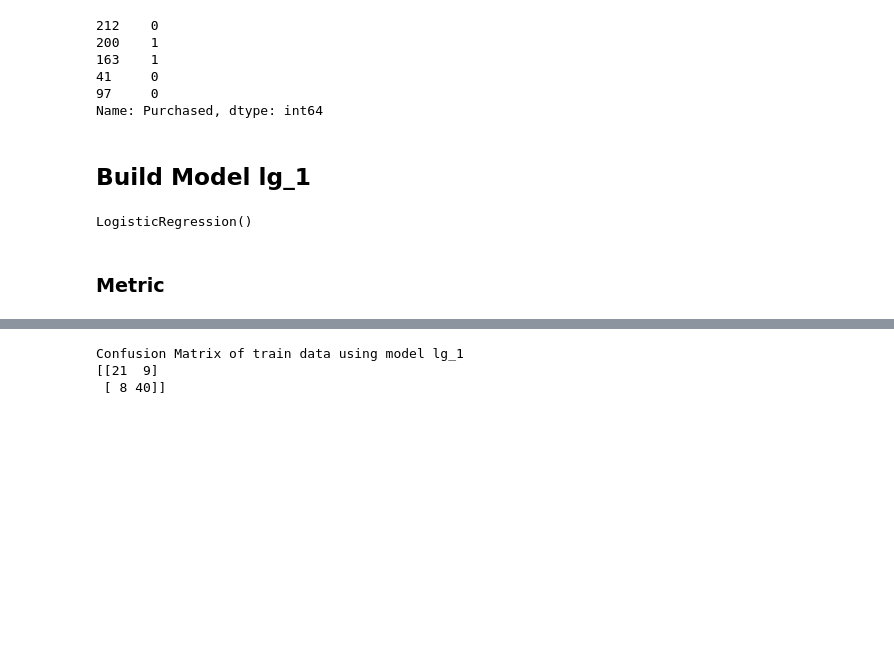
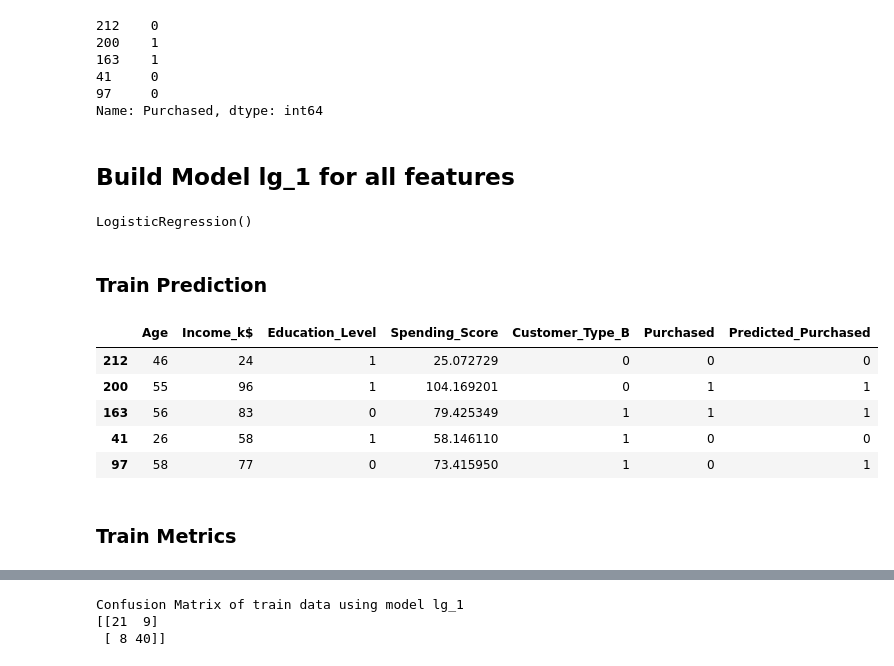
Before and after one commit to Jeeva0104/Machine-Learning, a Jupyter notebook: Logistic_Regression/basic_logistic_regression.ipynb, the cells around one changed output, grey strips where cells are left out. Drawn from its saved outputs; the diff is of its cells as text; code cells hidden in the pictures; blank space fills up the shorter version.

```diff
--- a/Logistic_Regression/basic_logistic_regression.ipynb
+++ b/Logistic_Regression/basic_logistic_regression.ipynb
@@ -147,16 +149,32 @@ y_test.head()
 97     0
 Name: Purchased, dtype: int64
 # %% [markdown]
-## Build Model lg_1
+## Build Model lg_1 for all features
 # %%
 lg_1=LogisticRegression()
 lg_1.fit(X_train,y_train)
 # %% [output]
 LogisticRegression()
+# %% [markdown]
+### Train Prediction
 # %%
 y_pred = lg_1.predict(X_test)
+# %%
+# predicted data frame
+X_test_predicted=X_test.copy()
+X_test_predicted['Purchased']=y_test
+X_test_predicted['Predicted_Purchased']=y_pred
+# %%
+X_test_predicted.head()
+# %% [output]
+|  | Age | Income_k$ | Education_Level | Spending_Score | Customer_Type_B | Purchased | Predicted_Purchased |
+| 212 | 46 | 24 | 1 | 25.072729 | 0 | 0 | 0 |
+| 200 | 55 | 96 | 1 | 104.169201 | 0 | 1 | 1 |
+| 163 | 56 | 83 | 0 | 79.425349 | 1 | 1 | 1 |
+| 41 | 26 | 58 | 1 | 58.146110 | 1 | 0 | 0 |
+| 97 | 58 | 77 | 0 | 73.415950 | 1 | 0 | 1 |
 # %% [markdown]
-### Metric
+### Train Metrics
 # %%
 # accuracy for train data
 print(f"Accuracy on train data using model lg_1:", accuracy_score(y_test,y_pred))
```
Also changed, not shown: parts of 7 cells of this notebook.
